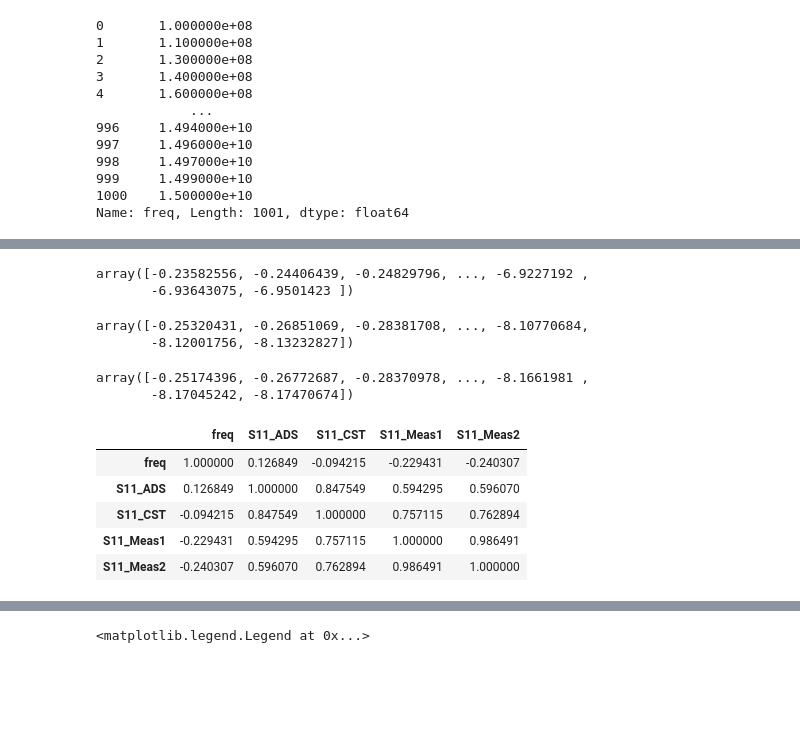
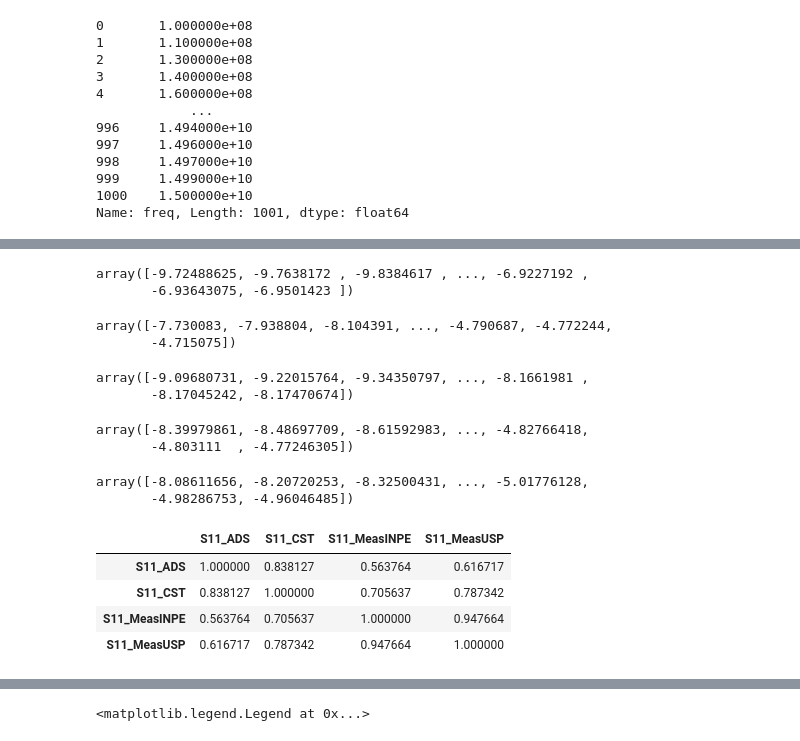
Before and after one commit to stefanorezende/S11_Analysis, a Jupyter notebook: 0_Koch_Bowtie_Simul_x_Medidas_plot.ipynb, the cells around one changed output, grey strips where cells are left out. Drawn from its saved outputs; the diff is of its cells as text; code cells hidden in the pictures; blank space fills up the shorter version.

```diff
--- a/Simul_x_Medidas_plot_v1.ipynb
+++ b/0_Koch_Bowtie_Simul_x_Medidas_plot.ipynb
@@ -44,7 +86,7 @@ freq       float64
 S11_ADS    float64
 dtype: object
 # %%
-df_cst = pd.read_excel('Simul X Medidas\Koch_Bowtie.xlsx', 'S11 - Koch_simetric_CST', decimal=',')
+df_cst = pd.read_excel('Simul X Medidas\Koch_Bowtie\Koch_Bowtie.xlsx', 'S11 - Koch_simetric_CST', decimal=',')
 df_cst.dtypes
 df_cst.rename(columns = {'Frequency / GHz':'freq', 'S1,1/abs,dB':'S11_CST'}, inplace = True)
 
@@ -92,5 +136,5 @@ df
 # %%
-nfreq = np.arange(100E6, 15E9, 10E6) # % desejada
+nfreq = np.arange(3E9, 15E9, 10E6) # % desejada
 
 f= interpolate.interp1d(df_ads['freq'], df_ads['S11_ADS'])
 
@@ -107,42 +151,61 @@ y_cst = f(nfreq)
 
 y_cst
 # %% [output]
-array([-0.23582556, -0.24406439, -0.24829796, ..., -6.9227192 ,
+array([-9.72488625, -9.7638172 , -9.8384617 , ..., -6.9227192 ,
        -6.93643075, -6.9501423 ])
 # %%
-f= interpolate.interp1d(df_medida1['freq'], df_medida1['S11_Meas1'])
+f= interpolate.interp1d(df_medida1['freq'], df_medida1['S11_MeasINPE'])
 
 y_med1 = f(nfreq)
 
 y_med1
 # %% [output]
-array([-0.25320431, -0.26851069, -0.28381708, ..., -8.10770684,
-       -8.12001756, -8.13232827])
+array([-7.730083, -7.938804, -8.104391, ..., -4.790687, -4.772244,
+       -4.715075])
 # %%
-f= interpolate.interp1d(df_medida2['freq'], df_medida2['S11_Meas2'])
+f= interpolate.interp1d(df_medida2['freq'], df_medida2['S11_MeasSKY2'])
 
 y_med2 = f(nfreq)
 
 y_med2
 # %% [output]
-array([-0.25174396, -0.26772687, -0.28370978, ..., -8.1661981 ,
+array([-9.09680731, -9.22015764, -9.34350797, ..., -8.1661981 ,
        -8.17045242, -8.17470674])
+# %%
+f= interpolate.interp1d(df_medida3['freq'], df_medida3['S11_MeasUSP1'])
+
+y_med3 = f(nfreq)
+
+y_med3
+# %% [output]
+array([-8.39979861, -8.48697709, -8.61592983, ..., -4.82766418,
+       -4.803111  , -4.77246305])
+# %%
+f= interpolate.interp1d(df_medida4['freq'], df_medida4['S11_MeasUSP2'])
+
+y_med4 = f(nfreq)
+
+y_med4
+# %% [output]
+array([-8.08611656, -8.20720253, -8.32500431, ..., -5.01776128,
+       -4.98286753, -4.96046485])
 # %%
-d= {'freq': nfreq, 'S11_ADS':y_ads,'S11_CST':y_cst, 'S11_Meas1':y_med1, 'S11_Meas2':y_med2}
+# d= {'freq': nfreq, 'S11_ADS':y_ads,'S11_CST':y_cst, 'S11_MeasSKY1':y_med1, 'S11_MeasSKY2':y_med2, 'S11_MeasUSP1':y_med3, 'S11_MeasUSP2':y_med4}
+
+d= { 'S11_ADS':y_ads,'S11_CST':y_cst, 'S11_MeasINPE':y_med1, 'S11_MeasUSP':y_med4}
 
 df = pd.DataFrame(d)
 corr_pearson = df.corr(method='pearson')
 corr_kendall = df.corr(method='kendall')
 corr_spearman = df.corr(method='spearman')
 
 corr_pearson
 # %% [output]
-|  | freq | S11_ADS | S11_CST | S11_Meas1 | S11_Meas2 |
-| freq | 1.000000 | 0.126849 | -0.094215 | -0.229431 | -0.240307 |
-| S11_ADS | 0.126849 | 1.000000 | 0.847549 | 0.594295 | 0.596070 |
-| S11_CST | -0.094215 | 0.847549 | 1.000000 | 0.757115 | 0.762894 |
-| S11_Meas1 | -0.229431 | 0.594295 | 0.757115 | 1.000000 | 0.986491 |
-| S11_Meas2 | -0.240307 | 0.596070 | 0.762894 | 0.986491 | 1.000000 |
+|  | S11_ADS | S11_CST | S11_MeasINPE | S11_MeasUSP |
+| S11_ADS | 1.000000 | 0.838127 | 0.563764 | 0.616717 |
+| S11_CST | 0.838127 | 1.000000 | 0.705637 | 0.787342 |
+| S11_MeasINPE | 0.563764 | 0.705637 | 1.000000 | 0.947664 |
+| S11_MeasUSP | 0.616717 | 0.787342 | 0.947664 | 1.000000 |
 # %%
 highest_freq = max([max(df_cst['freq']),max(df_ads['freq'])])
 
```
Also changed, not shown: parts of 9 cells of this notebook, 59 other files.
